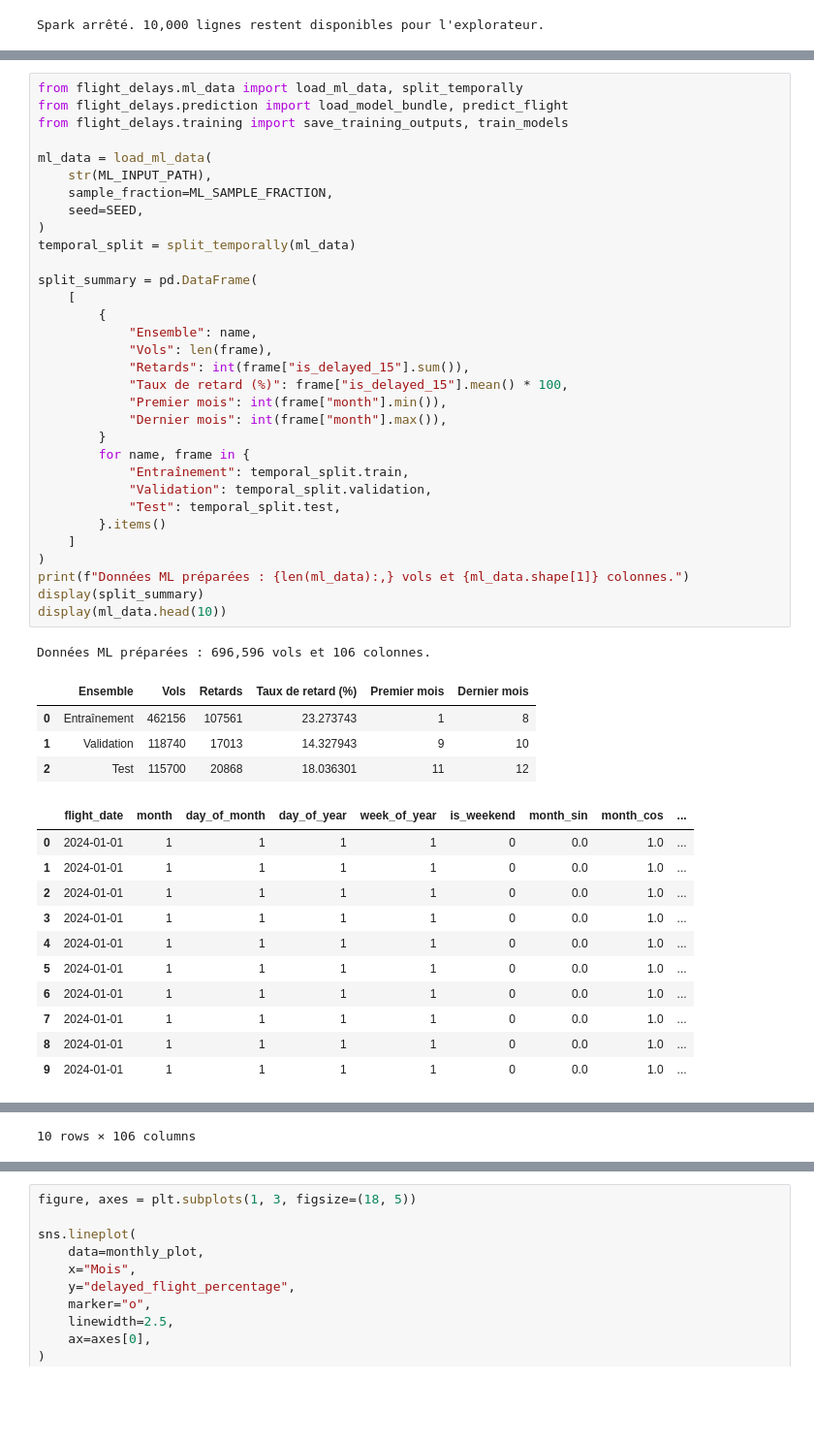
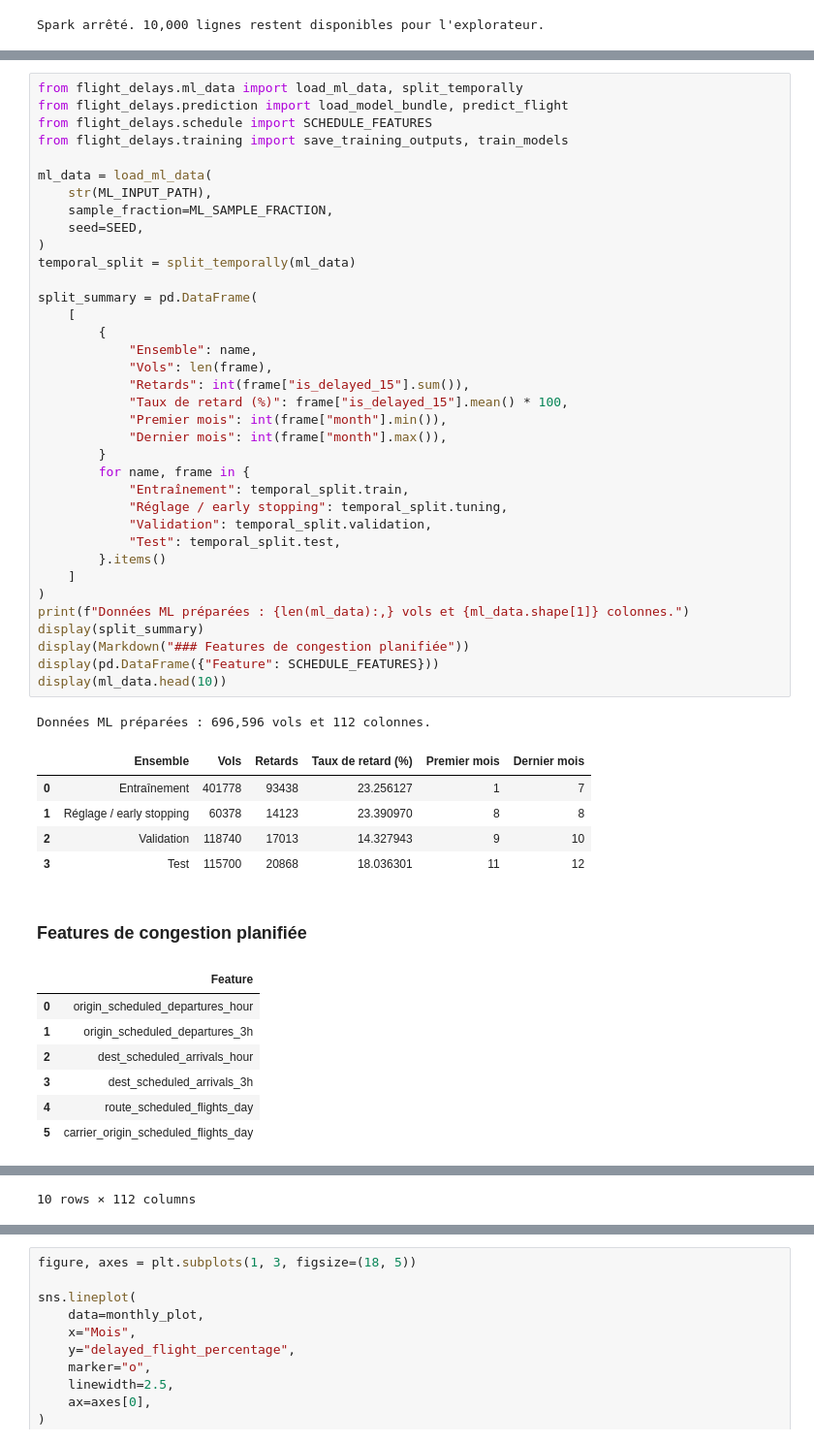
Before and after one commit to Clarence1208/distributed-processing-flight-delay-project, a Jupyter notebook: notebooks/flight_delay_pipeline.ipynb, the cells around one changed output, grey strips where cells are left out. Shown at 97% size. Saved outputs shown, nothing was run; the diff lists cells and outputs as text; blank space fills up the shorter version.

```diff
--- a/notebooks/flight_delay_pipeline.ipynb
+++ b/notebooks/flight_delay_pipeline.ipynb
@@ -464,49 +475,51 @@ La configuration active réentraîne le modèle officiel sur 10 % du CSV complet
 # %%
 from flight_delays.ml_data import load_ml_data, split_temporally
 from flight_delays.prediction import load_model_bundle, predict_flight
+from flight_delays.schedule import SCHEDULE_FEATURES
 from flight_delays.training import save_training_outputs, train_models
 
 ml_data = load_ml_data(
     str(ML_INPUT_PATH),
     sample_fraction=ML_SAMPLE_FRACTION,
     seed=SEED,
 )
 temporal_split = split_temporally(ml_data)
 
 split_summary = pd.DataFrame(
     [
         {
             "Ensemble": name,
             "Vols": len(frame),
             "Retards": int(frame["is_delayed_15"].sum()),
             "Taux de retard (%)": frame["is_delayed_15"].mean() * 100,
             "Premier mois": int(frame["month"].min()),
             "Dernier mois": int(frame["month"].max()),
         }
         for name, frame in {
             "Entraînement": temporal_split.train,
+            "Réglage / early stopping": temporal_split.tuning,
             "Validation": temporal_split.validation,
             "Test": temporal_split.test,
         }.items()
     ]
 )
 print(f"Données ML préparées : {len(ml_data):,} vols et {ml_data.shape[1]} colonnes.")
 display(split_summary)
+display(Markdown("### Features de congestion planifiée"))
+display(pd.DataFrame({"Feature": SCHEDULE_FEATURES}))
 display(ml_data.head(10))
 # %% [output]
-Données ML préparées : 696,596 vols et 106 colonnes.
+Données ML préparées : 696,596 vols et 112 colonnes.
 |  | Ensemble | Vols | Retards | Taux de retard (%) | Premier mois | Dernier mois |
-| 0 | Entraînement | 462156 | 107561 | 23.273743 | 1 | 8 |
-| 1 | Validation | 118740 | 17013 | 14.327943 | 9 | 10 |
-| 2 | Test | 115700 | 20868 | 18.036301 | 11 | 12 |
+| 0 | Entraînement | 401778 | 93438 | 23.256127 | 1 | 7 |
+| 1 | Réglage / early stopping | 60378 | 14123 | 23.390970 | 8 | 8 |
+| 2 | Validation | 118740 | 17013 | 14.327943 | 9 | 10 |
+| 3 | Test | 115700 | 20868 | 18.036301 | 11 | 12 |
+### Features de congestion planifiée
-|  | flight_date | month | day_of_month | day_of_year | week_of_year | is_weekend | month_sin | month_cos | ... |
-| 0 | 2024-01-01 | 1 | 1 | 1 | 1 | 0 | 0.0 | 1.0 | ... |
-| 1 | 2024-01-01 | 1 | 1 | 1 | 1 | 0 | 0.0 | 1.0 | ... |
-| 2 | 2024-01-01 | 1 | 1 | 1 | 1 | 0 | 0.0 | 1.0 | ... |
-| 3 | 2024-01-01 | 1 | 1 | 1 | 1 | 0 | 0.0 | 1.0 | ... |
-| 4 | 2024-01-01 | 1 | 1 | 1 | 1 | 0 | 0.0 | 1.0 | ... |
-| 5 | 2024-01-01 | 1 | 1 | 1 | 1 | 0 | 0.0 | 1.0 | ... |
-| 6 | 2024-01-01 | 1 | 1 | 1 | 1 | 0 | 0.0 | 1.0 | ... |
-| 7 | 2024-01-01 | 1 | 1 | 1 | 1 | 0 | 0.0 | 1.0 | ... |
-| 8 | 2024-01-01 | 1 | 1 | 1 | 1 | 0 | 0.0 | 1.0 | ... |
-| 9 | 2024-01-01 | 1 | 1 | 1 | 1 | 0 | 0.0 | 1.0 | ... |
+|  | Feature |
+| 0 | origin_scheduled_departures_hour |
+| 1 | origin_scheduled_departures_3h |
+| 2 | dest_scheduled_arrivals_hour |
+| 3 | dest_scheduled_arrivals_3h |
+| 4 | route_scheduled_flights_day |
+| 5 | carrier_origin_scheduled_flights_day |
@@ -513,4 +537,4 @@ Données ML préparées : 696,596 vols et 106 colonnes.
-10 rows × 106 columns
+10 rows × 112 columns
 # %%
 artifacts_available = MODEL_PATH.exists() and METRICS_PATH.exists() and IMPORTANCE_PATH.exists()
 
```
Also changed, not shown: parts of 14 cells of this notebook, 9 other files.
